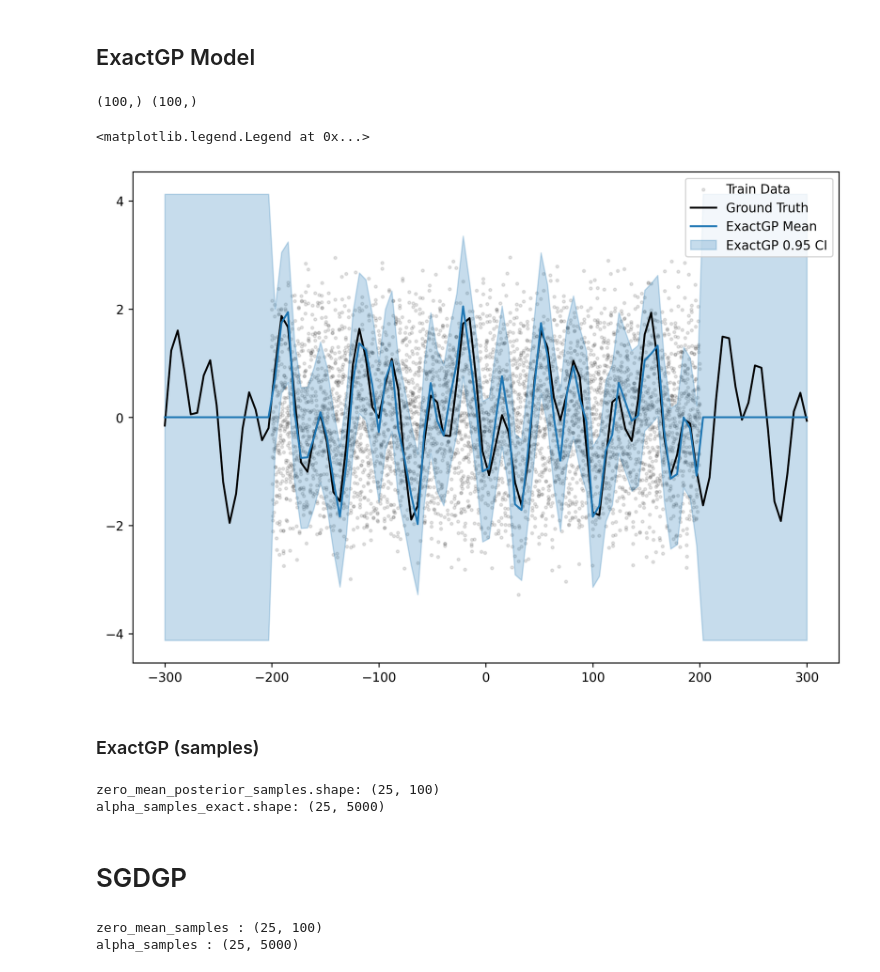
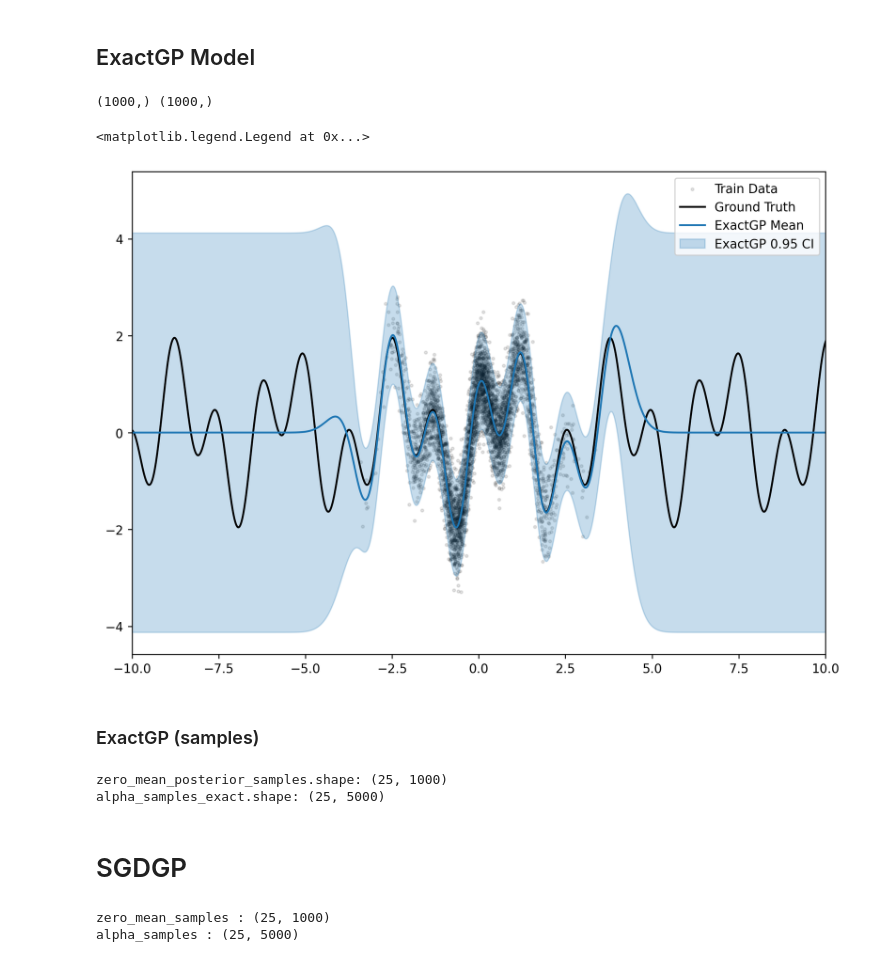
Before and after one commit to cambridge-mlg/sgd-gp, a Jupyter notebook: scalable_gps/notebooks/toy_demo_variances.ipynb, the cells around one changed output. Drawn from its saved outputs; the diff is of its cells as text; code cells hidden in the pictures.

```diff
--- a/scalable_gps/notebooks/toy_demo_variances.ipynb
+++ b/scalable_gps/notebooks/toy_demo_variances.ipynb
@@ -19,55 +19,55 @@ c = ['#1f77b4', '#ff7f0e', '#2ca02c', '#d62728', '#9467bd',
 noise_scale = 0.5
 n_data = 5000
 
-# data_train, data_test = data.get_concentrating_toy_sin_dataset(
+data_train, data_test = data.get_concentrating_toy_sin_dataset(
+    seed=3,
+    n=n_data,
+    noise_scale=noise_scale,
+    n_test=1000,
+    normalise=False
+)
+
+# data_train, data_test = data.get_expanding_toy_sin_dataset(
 #     seed=3,
 #     n=n_data,
 #     noise_scale=noise_scale,
-#     n_test=100,
+#     n_test=1000,
 #     normalise=False
 # )
-
-data_train, data_test = data.get_expanding_toy_sin_dataset(
-    seed=3,
-    n=n_data,
-    noise_scale=noise_scale,
-    n_test=100,
-    normalise=False
-)
 # %% [markdown]
 ## ExactGP Model
 # %%
 kernel_config = {
     'signal_scale': 2.,
-    'length_scale': 0.1,
+    'length_scale': 0.5,
 }
 
 kernel = RBFKernel(kernel_config=kernel_config)
 
 exact_gp = ExactGPModel(noise_scale=noise_scale, kernel=kernel)
 
 exact_gp.compute_representer_weights(data_train)
 exact_pred_mean = exact_gp.predictive_mean(data_train, data_test)
 
 exact_pred_var = exact_gp.predictive_variance(data_train, data_test) + noise_scale ** 2
 exact_pred_std = jnp.sqrt(exact_pred_var)
 
 print(exact_pred_mean.shape, exact_pred_var.shape)
 
 plt.figure(dpi=250, figsize=[10, 7])
 plt.scatter(data_train.x, data_train.y, 5, label='Train Data', alpha=0.1, color='k')
 plt.plot(data_test.x, data_test.y, alpha=1., color='k', label='Ground Truth')
 plt.plot(data_test.x, exact_pred_mean, color='tab:blue', label='ExactGP Mean')
 plt.fill_between(data_test.x.squeeze(),
                  exact_pred_mean - 2 * exact_pred_std,
                  exact_pred_mean + 2 * exact_pred_std,
                  alpha=0.25, color='tab:blue', label='ExactGP 0.95 CI')
-# plt.xlim([-5, 5])
+plt.xlim([-10, 10])
 plt.legend()
 # %% [output]
-(100,) (100,)
+(1000,) (1000,)
 <matplotlib.legend.Legend at 0x...>
-[figure, old version]
+[figure, new version]
 # %% [markdown]
 ### ExactGP (samples)
 # %%
@@ -79,7 +79,7 @@ zero_mean_posterior_samples, alpha_samples_exact = exact_gp.compute_zero_mean_sa
     train_ds=data_train,
     test_ds=data_test,
     n_features=250,
-    use_rff=True
+    use_rff=False
 )
 
 exact_pred_var_samples = exact_gp.predictive_variance_samples(zero_mean_posterior_samples) + noise_scale ** 2
@@ -88,7 +88,7 @@ exact_pred_std_samples = jnp.sqrt(exact_pred_var_samples)
 print(f'zero_mean_posterior_samples.shape: {zero_mean_posterior_samples.shape}')
 print(f'alpha_samples_exact.shape: {alpha_samples_exact.shape}')
 # %% [output]
-zero_mean_posterior_samples.shape: (25, 100)
+zero_mean_posterior_samples.shape: (25, 1000)
 alpha_samples_exact.shape: (25, 5000)
 # %% [markdown]
 # SGDGP
@@ -130,7 +132,7 @@ config.sampling_config = ml_collections.ConfigDict()
 config.sampling_config.learning_rate = 1e-4
 config.sampling_config.momentum = 0.9
 config.sampling_config.polyak = 1e-1
-config.sampling_config.iterations = int(1e4)
+config.sampling_config.iterations = int(1e5)
 config.sampling_config.batch_size = 20
 config.sampling_config.eval_every = 100
 config.sampling_config.num_features_prior_sample = 200
@@ -138,8 +140,6 @@ config.sampling_config.num_features_optim = 100
 config.sampling_config.recompute_features = True
 config.sampling_config.loss_objective = 2
 
-
-sgd_pred_mean = sgd_gp.predictive_mean(data_train, data_test)
 
 zero_mean_samples, alpha_samples = sgd_gp.compute_zero_mean_samples(
     sampling_key,
@@ -151,9 +151,11 @@ zero_mean_samples, alpha_samples = sgd_gp.compute_zero_mean_samples(
     use_rff=True,
     compare_exact_vals=None,
 )
+sgd_pred_var_samples = sgd_gp.predictive_variance_samples(zero_mean_samples) + noise_scale ** 2
+sgd_pred_std_samples = jnp.sqrt(sgd_pred_var_samples)
 
 print(f'zero_mean_samples : {zero_mean_samples.shape}')
 print(f'alpha_samples : {alpha_samples.shape}')
 # %% [output]
-zero_mean_samples : (25, 100)
+zero_mean_samples : (25, 1000)
 alpha_samples : (25, 5000)
```
Also changed, not shown: parts of 5 cells of this notebook, 1 other file.
